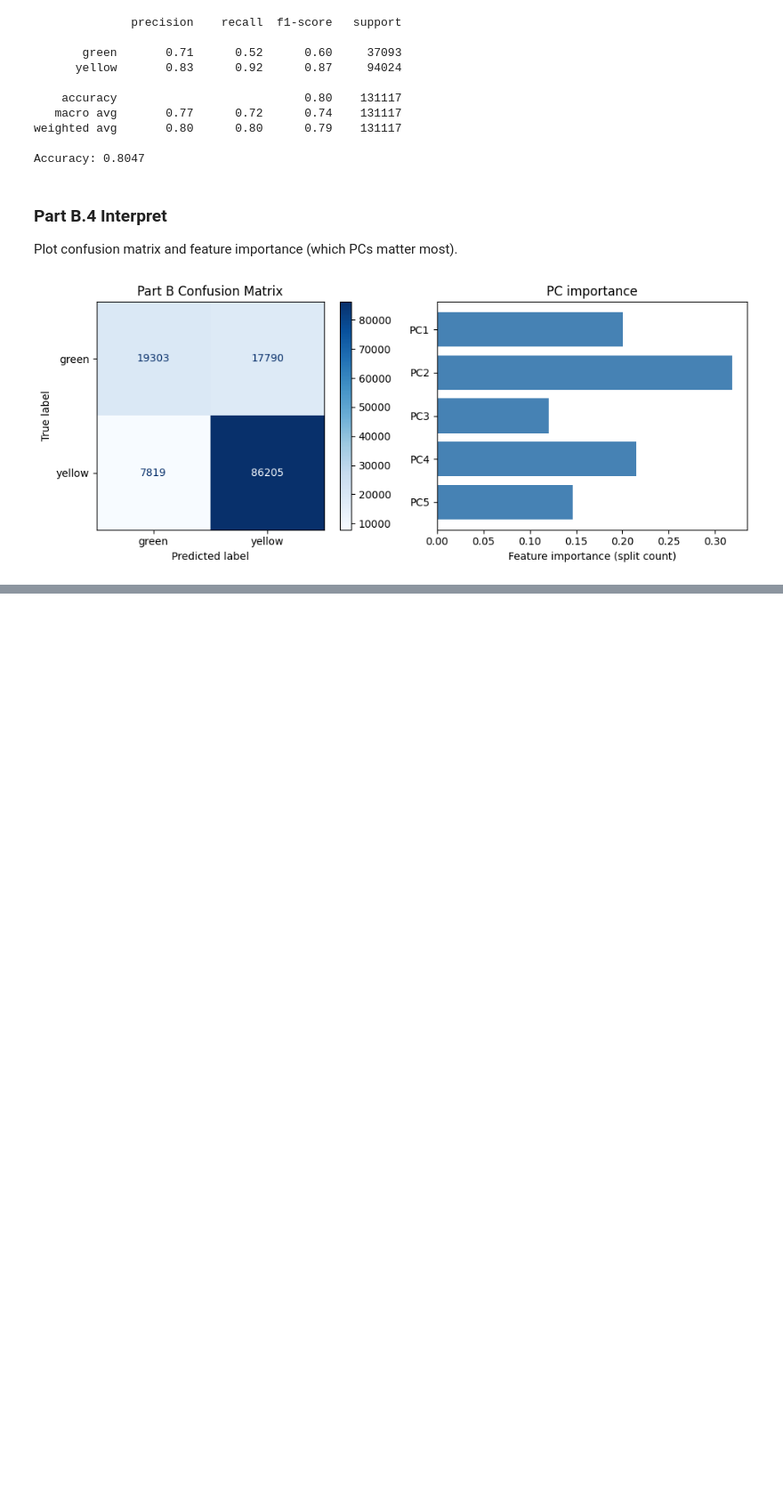
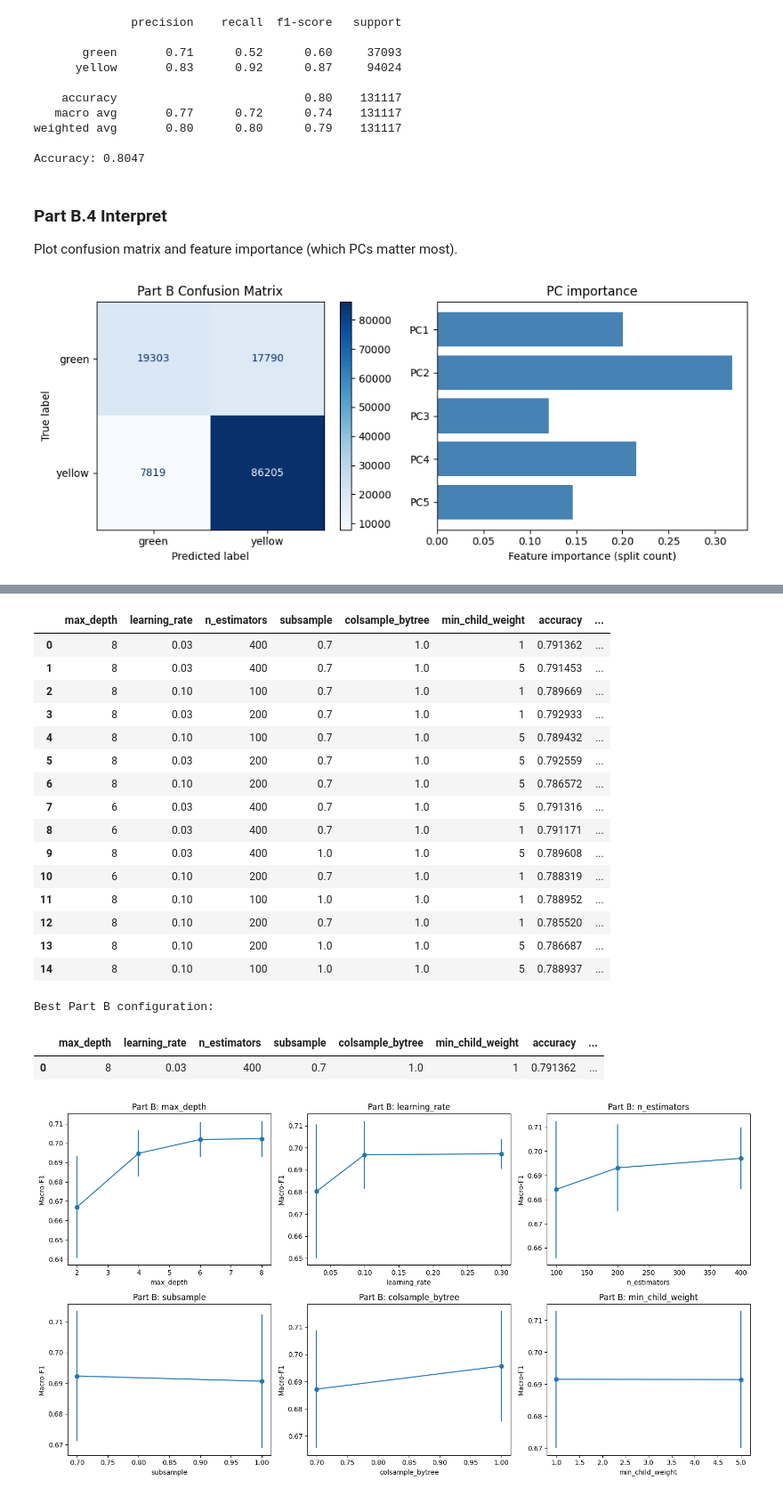
Before and after one commit to TangyKiwi/DSC-291-AWS, a Jupyter notebook: boost/boost.ipynb, the cells around one changed output, grey strips where cells are left out. Shown at 89% size. Saved outputs shown, nothing was run; the diff lists cells and outputs as text; code cells hidden in the pictures; blank space fills up the shorter version.

```diff
--- a/boost/boost.ipynb
+++ b/boost/boost.ipynb
@@ -374,0 +752,38 @@ plt.show()
+# %%
+param_results_b = parameter_sensitivity_study(
+    X_train=X_train_b,
+    y_train=y_train_b,
+    X_val=X_val_b,
+    y_val=y_val_b,
+    class_names=class_names_b,
+    param_grid=PARAM_GRID,
+    seed=RANDOM_SEED,
+    train_sample_size=10000,
+)
+
+display(param_results_b.head(15))
+print("Best Part B configuration:")
+display(param_results_b.head(1))
+
+plot_parameter_dependence(param_results_b, "Part B")
+# %% [output]
+|  | max_depth | learning_rate | n_estimators | subsample | colsample_bytree | min_child_weight | accuracy | ... |
+| 0 | 8 | 0.03 | 400 | 0.7 | 1.0 | 1 | 0.791362 | ... |
+| 1 | 8 | 0.03 | 400 | 0.7 | 1.0 | 5 | 0.791453 | ... |
+| 2 | 8 | 0.10 | 100 | 0.7 | 1.0 | 1 | 0.789669 | ... |
+| 3 | 8 | 0.03 | 200 | 0.7 | 1.0 | 1 | 0.792933 | ... |
+| 4 | 8 | 0.10 | 100 | 0.7 | 1.0 | 5 | 0.789432 | ... |
+| 5 | 8 | 0.03 | 200 | 0.7 | 1.0 | 5 | 0.792559 | ... |
+| 6 | 8 | 0.10 | 200 | 0.7 | 1.0 | 5 | 0.786572 | ... |
+| 7 | 6 | 0.03 | 400 | 0.7 | 1.0 | 5 | 0.791316 | ... |
+| 8 | 6 | 0.03 | 400 | 0.7 | 1.0 | 1 | 0.791171 | ... |
+| 9 | 8 | 0.03 | 400 | 1.0 | 1.0 | 5 | 0.789608 | ... |
+| 10 | 6 | 0.10 | 200 | 0.7 | 1.0 | 1 | 0.788319 | ... |
+| 11 | 8 | 0.10 | 100 | 1.0 | 1.0 | 1 | 0.788952 | ... |
+| 12 | 8 | 0.10 | 200 | 0.7 | 1.0 | 1 | 0.785520 | ... |
+| 13 | 8 | 0.10 | 200 | 1.0 | 1.0 | 5 | 0.786687 | ... |
+| 14 | 8 | 0.10 | 100 | 1.0 | 1.0 | 5 | 0.788937 | ... |
+Best Part B configuration:
+|  | max_depth | learning_rate | n_estimators | subsample | colsample_bytree | min_child_weight | accuracy | ... |
+| 0 | 8 | 0.03 | 400 | 0.7 | 1.0 | 1 | 0.791362 | ... |
+[figure, added]
```
Also changed, not shown: parts of 7 cells of this notebook.
